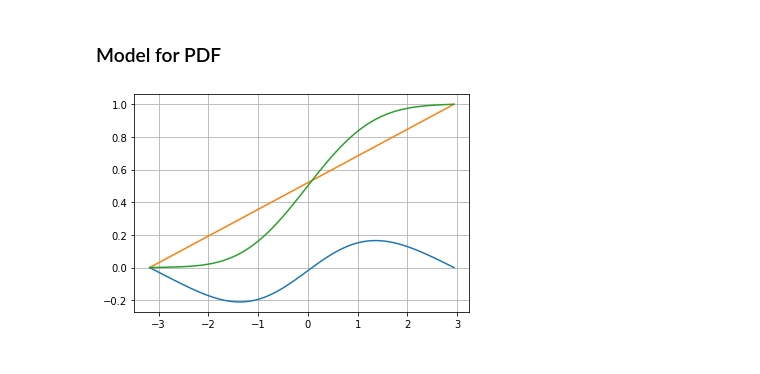
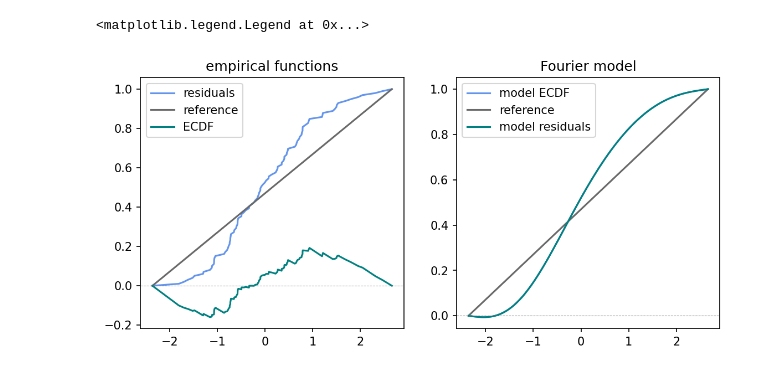
Before and after one commit to mlares/myblogs, a Jupyter notebook: histograms/hsts_1.ipynb, the cells around one changed output. Cells and saved outputs as stored; diff of their text form; code cells hidden in the pictures.

```diff
--- a/histograms/hsts_1.ipynb
+++ b/histograms/hsts_1.ipynb
@@ -7,5 +7,5 @@ from tools import cdffit, pdffit
 # %%
-x = np.random.normal(size=2000)
+x = np.random.normal(size=100)
 # %%
 fig = plt.figure(dpi=150, figsize=(8, 4))
 ax = fig.add_subplot()
@@ -122,2 +116,0 @@ ax.grid()
-# %% [markdown]
-### Model for PDF
@@ -124,12 +119,24 @@ ax.grid()
 # %%
+fig = plt.figure(dpi=150, figsize=(9, 4))
+ax = fig.add_subplot(121)
+ax.plot(x, y, label='residuals', color='cornflowerblue')
+ax.plot(t, (t-min(x))/(max(x)-min(x)), label='reference', color='dimgrey')
+ax.plot(x, res, label='ECDF', color='teal')
+ax.set_title('empirical functions')
+ax.axhline(0, linewidth=0.5, linestyle='--', color='grey')
+ax.legend()
+
+ax = fig.add_subplot(122)
 Nt = 100
 t = np.linspace(min(x), max(x), Nt)
-model_res = cdffit(x, 4, Nt)
-model_cdf = model_res + (t-min(x))/(max(x)-min(x))
-
-plt.plot(t, model_res)
-plt.plot(t, (t-min(x))/(max(x)-min(x)))
-plt.plot(t, model_cdf)
-plt.grid()
+tt, model_res = cdffit(x, 4, Nt)
+model_cdf = model_res #+ (t-min(x))/(max(x)-min(x))
+ax.plot(t, model_cdf, label='model ECDF', color='cornflowerblue')
+ax.plot(t, (t-min(x))/(max(x)-min(x)), label='reference', color='dimgrey')
+ax.plot(t, model_res, label='model residuals', color='teal')
+ax.set_title('Fourier model')
+ax.axhline(0, linewidth=0.5, linestyle='--', color='grey')
+ax.legend()
 # %% [output]
+<matplotlib.legend.Legend at 0x...>
-[figure, old version]
+[figure, new version]
```
Also changed, not shown: parts of 25 cells of this notebook, 2 other files.
